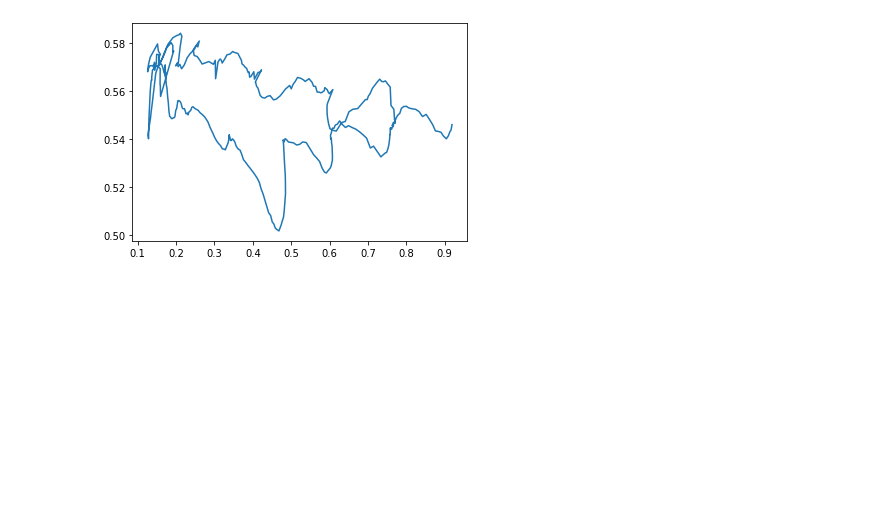
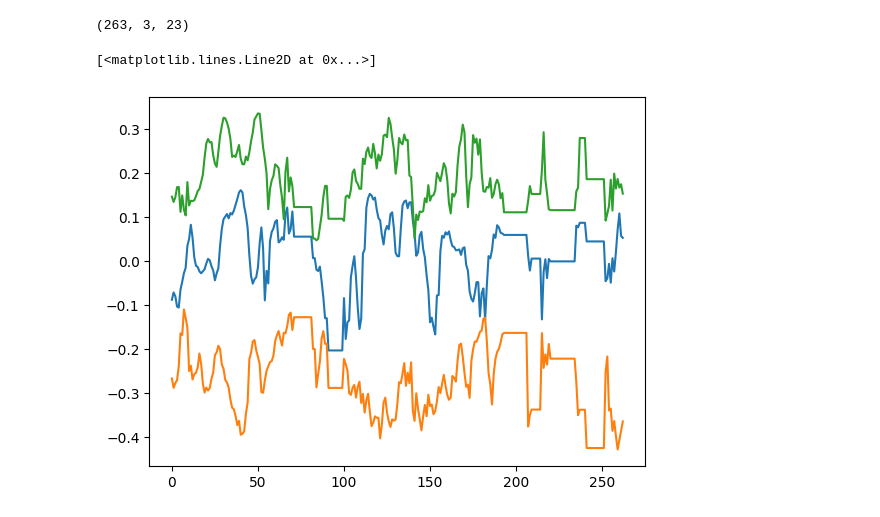
Before and after one commit to LucasEmcken/DLGaitAssessment, a Jupyter notebook: data_viz.ipynb, the cells around one changed output. Saved outputs shown, nothing was run; the diff lists cells and outputs as text; code cells hidden in the pictures; blank space fills up the shorter version.

Commit message:
Restructured and added smpl to df function

```diff
--- a/data_viz.ipynb
+++ b/data_viz.ipynb
@@ -79,8 +73,34 @@ joints = get_2d_joints(dict)
-# %%
-#plot the i'th joint
-i = 8
-i = i - (i%2)
-plt.plot(joints[:,i], joints[:,i+1])
-plt.show()
-# %% [output]
-[figure, removed]
+# %%
+smpl_frames = np.array([get_smpl(dict)[i]['body_pose'] for i in range(len(get_smpl(dict)))])
+
+smpl_joint_frames = []
+
+for frame in smpl_frames:
+
+    joints_x = []
+    joints_y = []
+    joints_z = []
+
+    for joint in frame:
+        r = transform.Rotation.from_matrix(joint)
+        r = r.as_euler('xyz', degrees=False)
+
+        joints_x.append(r[0])
+        joints_y.append(r[1])
+        joints_z.append(r[2])
+
+    smpl_joint_frames.append([joints_x, joints_y, joints_z])
+
+smpl_joint_frames = np.array(smpl_joint_frames)
+#reshape to (frames, 23, 3)
+# smpl_joint_frames = smpl_joint_frames.reshape(smpl_joint_frames.shape[0], 23, 3)
+print(smpl_joint_frames.shape)
+# %% [output]
+(263, 3, 23)
+# %%
+plt.plot(smpl_joint_frames[:, 0, 7])
+plt.plot(smpl_joint_frames[:, 1, 7])
+plt.plot(smpl_joint_frames[:, 2, 7])
+# %% [output]
+[<matplotlib.lines.Line2D at 0x...>]
+[figure, added]
```
Also changed, not shown: parts of 12 cells of this notebook, 2 other files.
